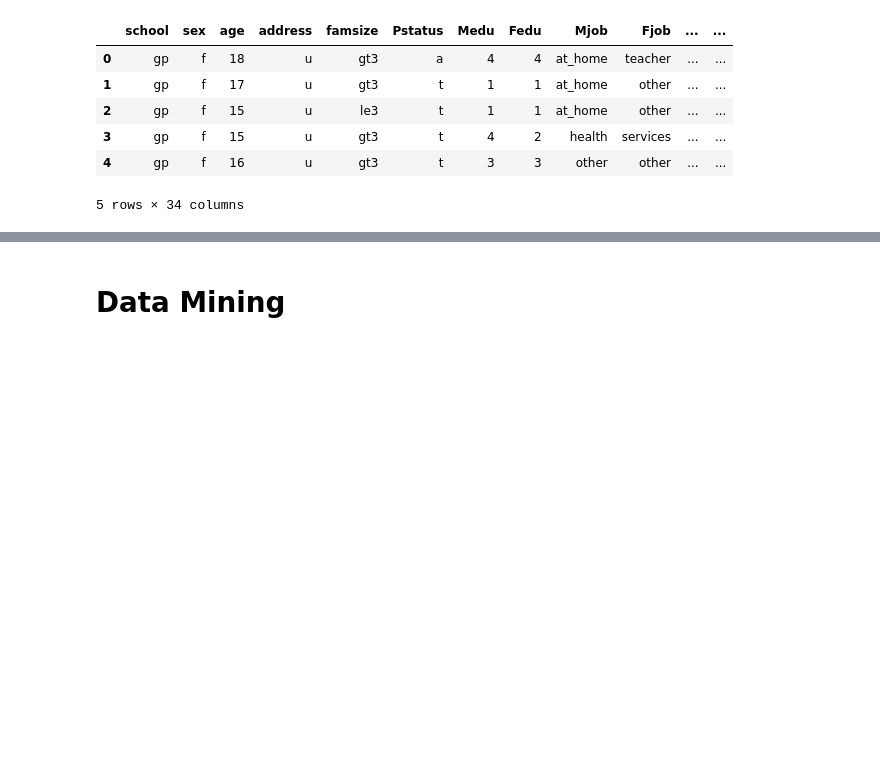
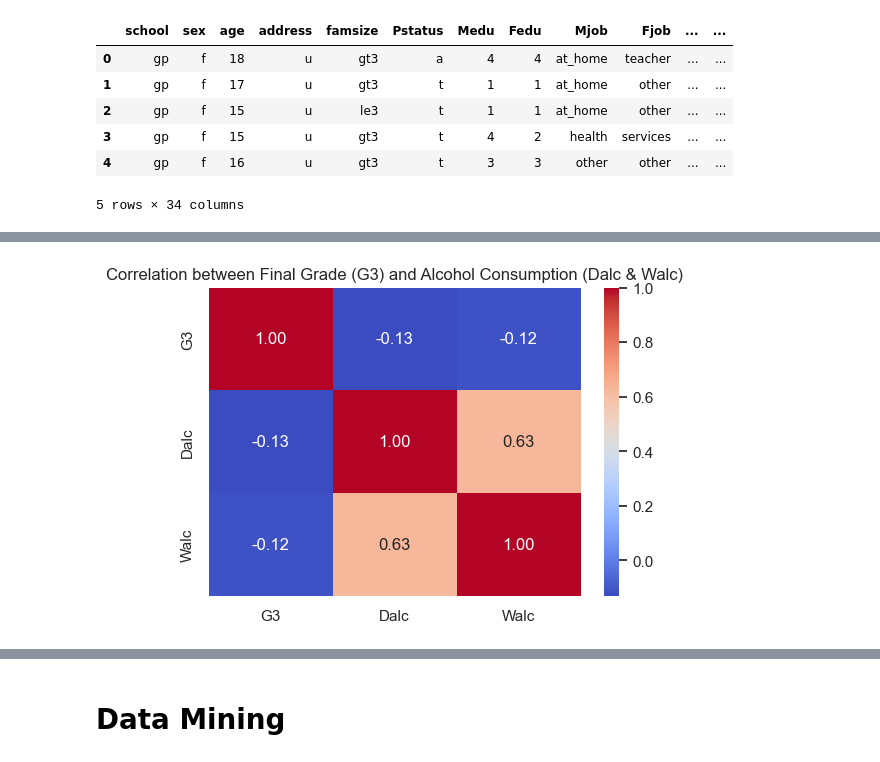
Before and after one commit to lonebono/CSMODEL, a Jupyter notebook: akbayanpartylistMCO.ipynb, the cells around one changed output, grey strips where cells are left out. Drawn from its saved outputs; the diff is of its cells as text; code cells hidden in the pictures; blank space fills up the shorter version.

```diff
--- a/akbayanpartylistMCO.ipynb
+++ b/akbayanpartylistMCO.ipynb
@@ -427,0 +442,10 @@ memory usage: 277.4+ KB
+# %%
+corr_vars = ['G3', 'Dalc', 'Walc']
+corr_matrix = combined_df[corr_vars].corr()
+
+plt.figure(figsize=(6,4))
+sns.heatmap(corr_matrix, annot=True, cmap='coolwarm', fmt=".2f")
+plt.title("Correlation between Final Grade (G3) and Alcohol Consumption (Dalc & Walc)")
+plt.show()
+# %% [output]
+[figure, added]
```
Also changed, not shown: parts of 17 cells of this notebook.
